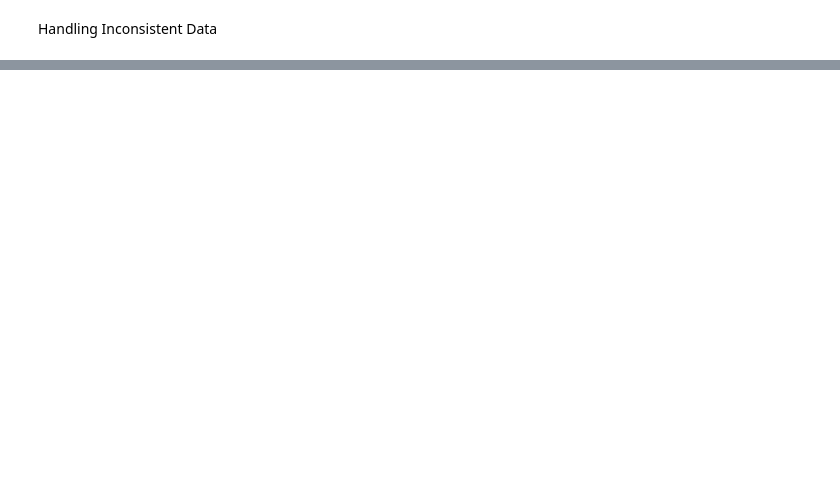
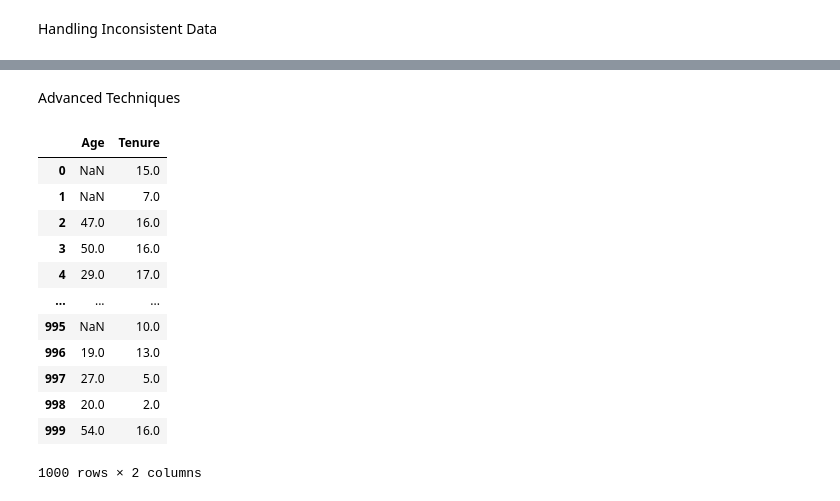
Before and after one commit to joemcd99/Sandbox, a Jupyter notebook: Data Cleaning.ipynb, the cells around one changed output, grey strips where cells are left out. Drawn from its saved outputs; the diff is of its cells as text; code cells hidden in the pictures; blank space fills up the shorter version.

```diff
--- a/Data Cleaning.ipynb
+++ b/Data Cleaning.ipynb
@@ -390 +390,31 @@ euro_dollar_df
 100 rows × 2 columns
+# %% [markdown]
+Advanced Techniques
+# %%
+#nearest neighbour
+from sklearn.impute import KNNImputer
+
+#new data set
+rd3 = rd.copy()
+
+#this only works on numeric data so delete non numeric columns
+del rd3['Name']
+del rd3['Sex']
+del rd3['Province']
+del rd3['Job']
+
+rd3
+# %% [output]
+|  | Age | Tenure |
+| 0 | NaN | 15.0 |
+| 1 | NaN | 7.0 |
+| 2 | 47.0 | 16.0 |
+| 3 | 50.0 | 16.0 |
+| 4 | 29.0 | 17.0 |
+| ... | ... | ... |
+| 995 | NaN | 10.0 |
+| 996 | 19.0 | 13.0 |
+| 997 | 27.0 | 5.0 |
+| 998 | 20.0 | 2.0 |
+| 999 | 54.0 | 16.0 |
+1000 rows × 2 columns
```
Also changed, not shown: parts of 13 cells of this notebook.
